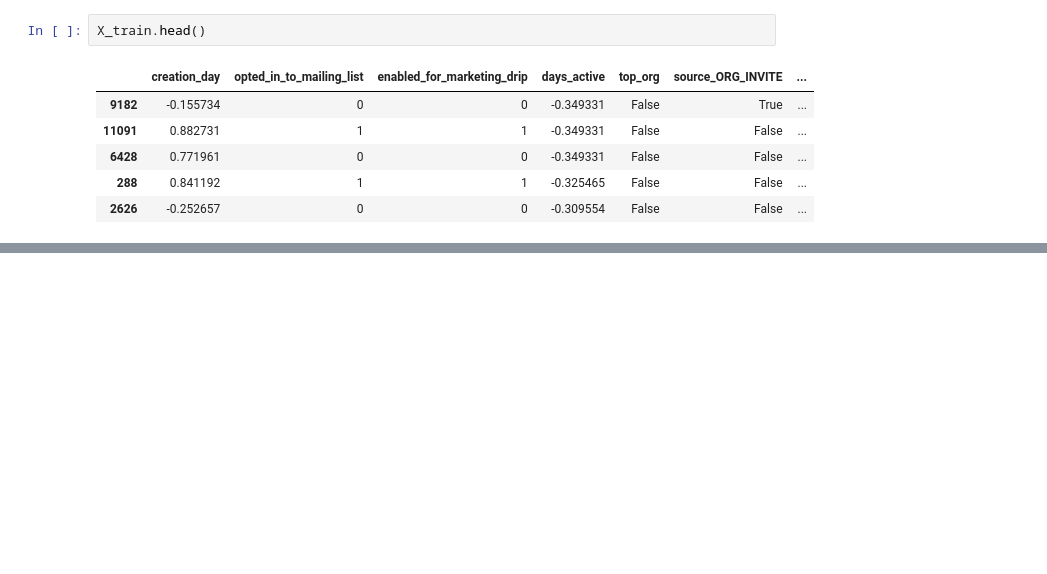
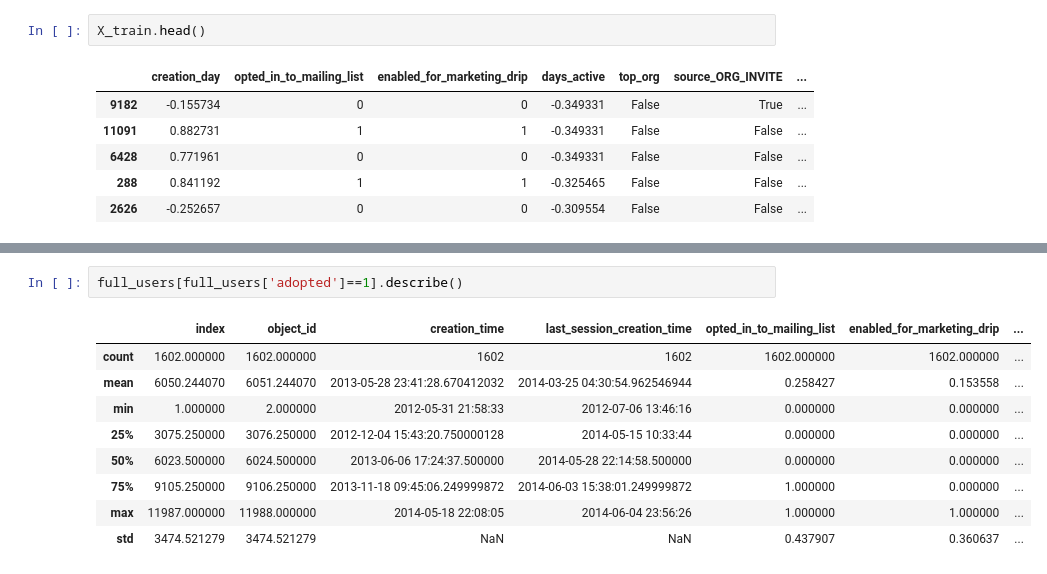
Before and after one commit to MsEM11/Relax_Challenge, a Jupyter notebook: Relax_challenge_code.ipynb, the cells around one changed output, grey strips where cells are left out. Drawn from its saved outputs; the diff is of its cells as text; blank space fills up the shorter version.

```diff
--- a/Relax_challenge_code.ipynb
+++ b/Relax_challenge_code.ipynb
@@ -584,0 +795,12 @@ weighted avg       0.98      0.98      0.98      2400
+# %%
+full_users[full_users['adopted']==1].describe()
+# %% [output]
+|  | index | object_id | creation_time | last_session_creation_time | opted_in_to_mailing_list | enabled_for_marketing_drip | ... |
+| count | 1602.000000 | 1602.000000 | 1602 | 1602 | 1602.000000 | 1602.000000 | ... |
+| mean | 6050.244070 | 6051.244070 | 2013-05-28 23:41:28.670412032 | 2014-03-25 04:30:54.962546944 | 0.258427 | 0.153558 | ... |
+| min | 1.000000 | 2.000000 | 2012-05-31 21:58:33 | 2012-07-06 13:46:16 | 0.000000 | 0.000000 | ... |
+| 25% | 3075.250000 | 3076.250000 | 2012-12-04 15:43:20.750000128 | 2014-05-15 10:33:44 | 0.000000 | 0.000000 | ... |
+| 50% | 6023.500000 | 6024.500000 | 2013-06-06 17:24:37.500000 | 2014-05-28 22:14:58.500000 | 0.000000 | 0.000000 | ... |
+| 75% | 9105.250000 | 9106.250000 | 2013-11-18 09:45:06.249999872 | 2014-06-03 15:38:01.249999872 | 1.000000 | 0.000000 | ... |
+| max | 11987.000000 | 11988.000000 | 2014-05-18 22:08:05 | 2014-06-04 23:56:26 | 1.000000 | 1.000000 | ... |
+| std | 3474.521279 | 3474.521279 | NaN | NaN | 0.437907 | 0.360637 | ... |
```
Also changed, not shown: parts of 78 cells of this notebook.
